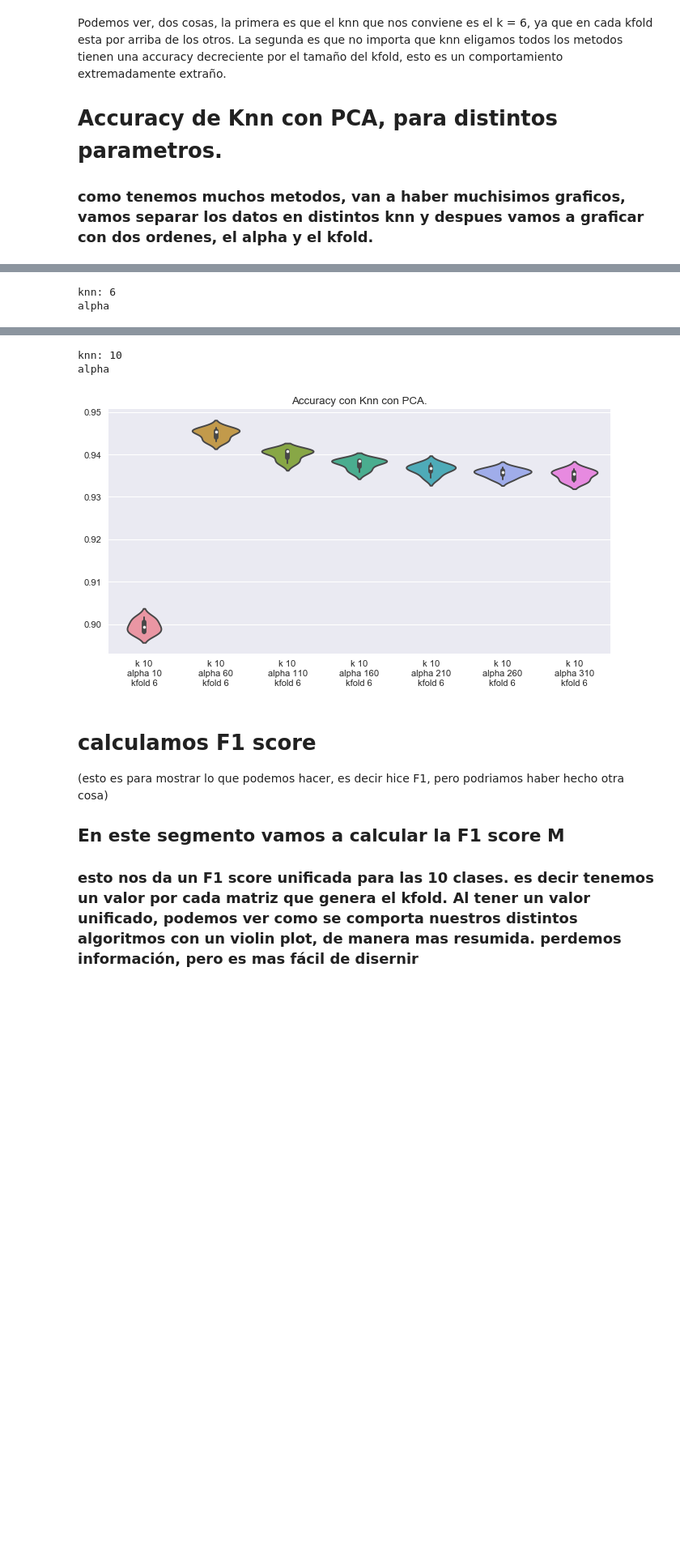
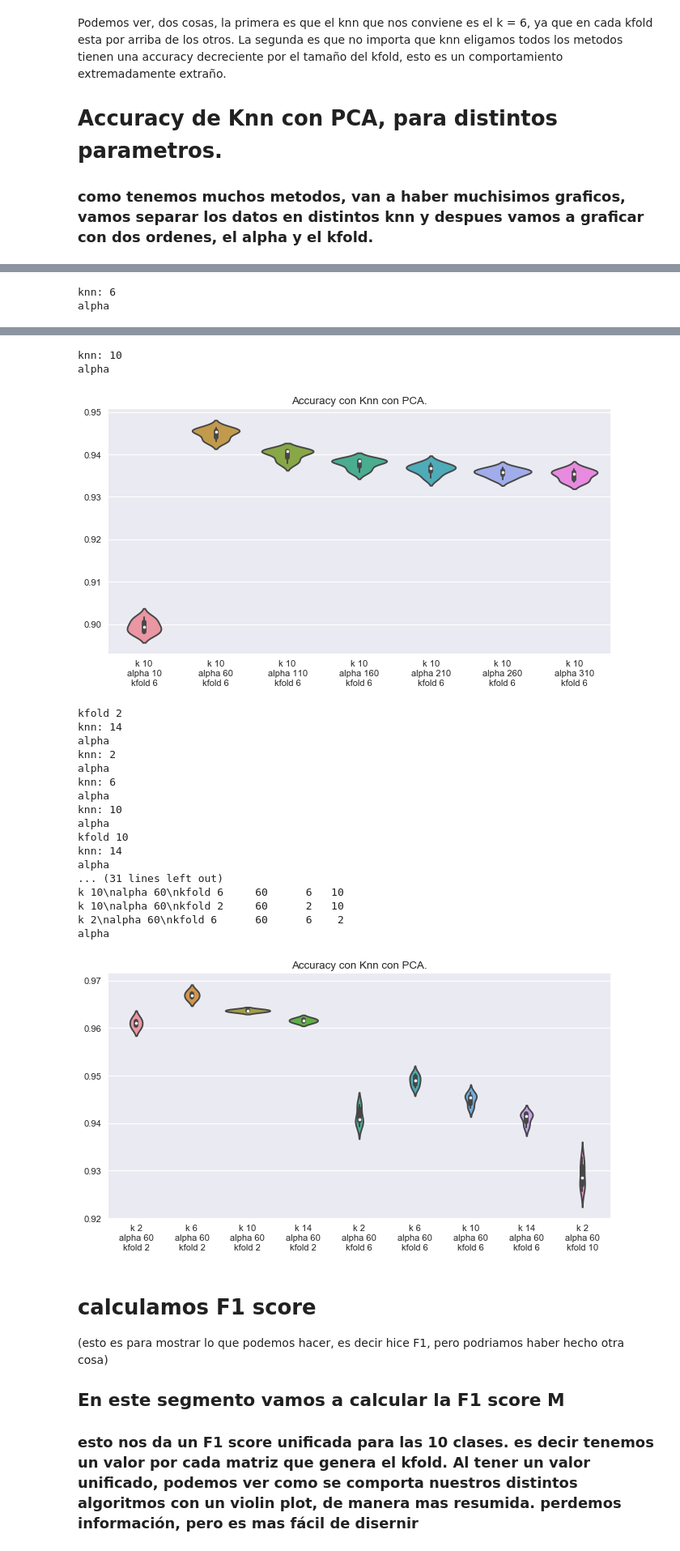
Before and after one commit to hggomez/metNum_tp2, a Jupyter notebook: Graficos/Analizador.ipynb, the cells around one changed output, grey strips where cells are left out. Shown at 81% size. Drawn from its saved outputs; the diff is of its cells as text; code cells hidden in the pictures; blank space fills up the shorter version.

```diff
--- a/Graficos/Analizador.ipynb
+++ b/Graficos/Analizador.ipynb
@@ -384,14 +355,41 @@ Podemos ver, dos cosas, la primera es que el knn que nos conviene es el k = 6, y
 ac_pca = accuracy_metodos(nombres_pca, lista_metodos_pca)
 knns = ac_pca.knn.unique()
 print(knns)
-
+print("kfold 6")
 for k in knns:
     print("knn: " +str(k))
     ac_aux = ac_pca[ac_pca.knn == k]
     ac_aux = ac_aux[ac_aux.kfold == 6]
     print("alpha")
-    graficar_orden_alpha(ac_aux, "Accuracy", "Knn con PCA", True)
+    graficar_orden_alpha(ac_aux, "Accuracy", "Knn con PCA", False)
     #print("kfold")
     #graficar_orden_kfold(ac_aux, "Accuracy", "Knn con PCA")
+
+print("kfold 2")
+for k in knns:
+    print("knn: " +str(k))
+    ac_aux = ac_pca[ac_pca.knn == k]
+    ac_aux = ac_aux[ac_aux.kfold == 2]
+    print("alpha")
+    #graficar_orden_alpha(ac_aux, "Accuracy", "Knn con PCA", False)
+
+print("kfold 10")
+for k in knns:
+    print("knn: " +str(k))
+    ac_aux = ac_pca[ac_pca.knn == k]
+    ac_aux = ac_aux[ac_aux.kfold == 10]
+    print("alpha")
+    #graficar_orden_alpha(ac_aux, "Accuracy", "Knn con PCA", False)
+
+for k in knns:
+    print("knn: " +str(k))
+    ac_aux = ac_pca[ac_pca.alpha == 60]
+    print("alpha")
+    #graficar_orden_kfold(ac_aux, "Accuracy", "Knn con PCA", False)
+
+ac_aux = ac_pca[ac_pca.alpha == 60]
+print(ac_aux.head())
+print("alpha")
+graficar_orden_kfold(ac_aux, "Accuracy", "Knn con PCA", False)
 # %% [output]
 [14  2  6 10]
@@ -398,15 +397,33 @@ for k in knns:
 knn: 14
 alpha
 [figure]
 knn: 2
 alpha
 [figure]
 knn: 6
 alpha
 [figure]
 knn: 10
 alpha
 [figure]
+kfold 2
+knn: 14
+alpha
+knn: 2
+alpha
+knn: 6
+alpha
+knn: 10
+alpha
+kfold 10
+knn: 14
+alpha
+... (31 lines left out)
+k 10\nalpha 60\nkfold 6     60      6   10
+k 10\nalpha 60\nkfold 2     60      2   10
+k 2\nalpha 60\nkfold 6      60      6    2
+alpha
+[figure, added]
 # %% [markdown]
 # calculamos F1 score
 
```
Also changed, not shown: parts of 47 cells of this notebook.
